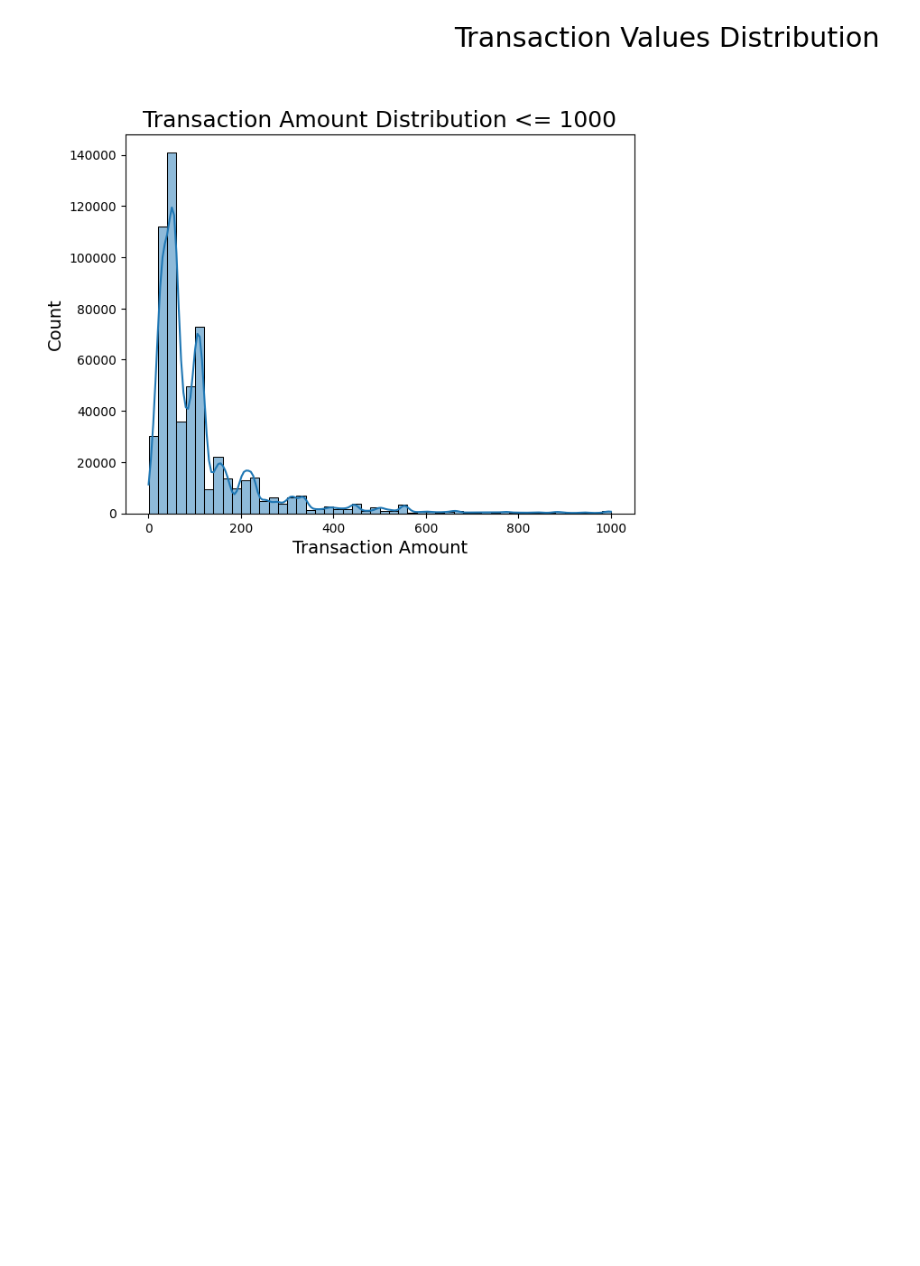
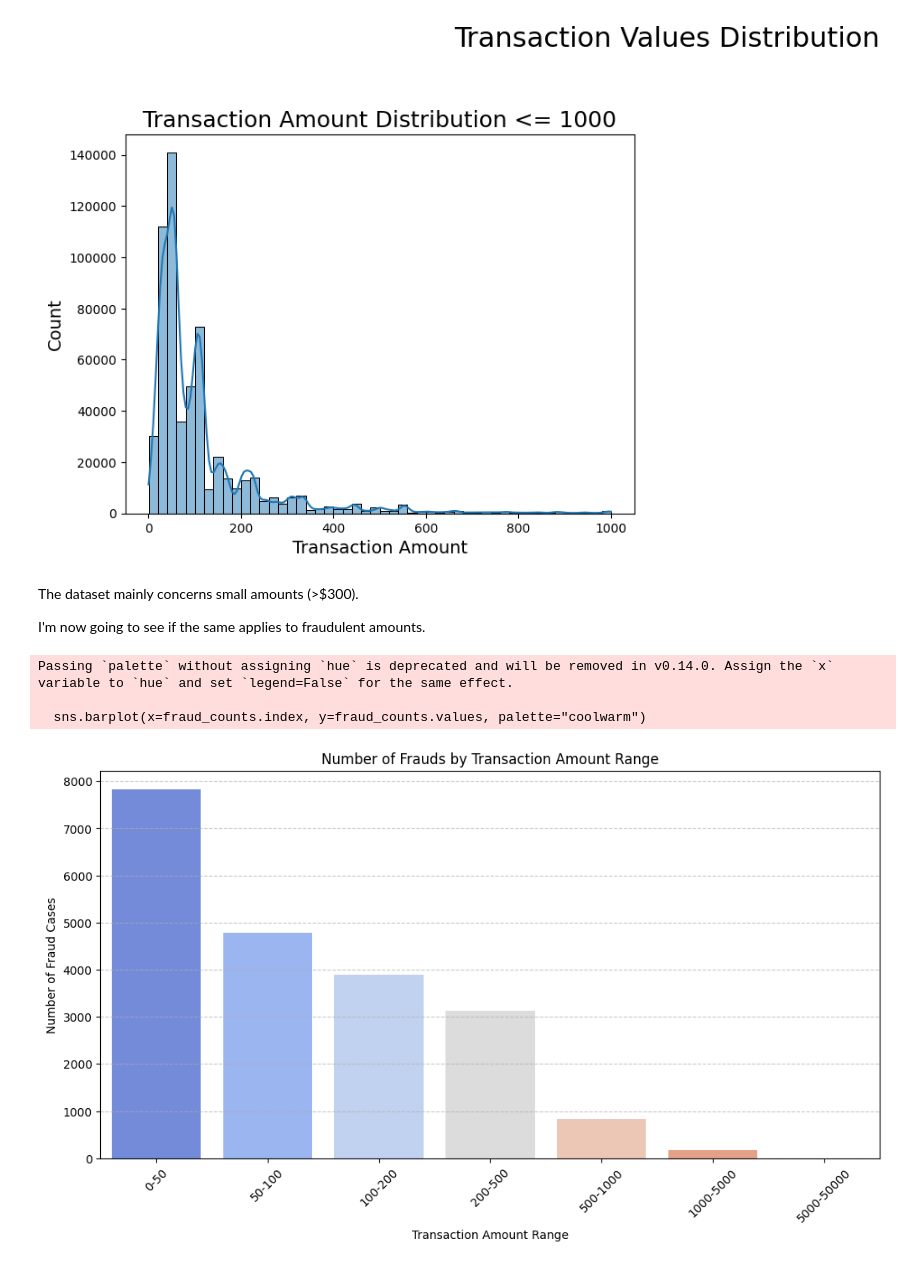
Before and after one commit to BYRic-F/E-commerce-Fraud-detection, a Jupyter notebook: Vesta E-commerce_Fraud_detection.ipynb, the cells around one changed output. Saved outputs shown, nothing was run; the diff lists cells and outputs as text; code cells hidden in the pictures; blank space fills up the shorter version.

```diff
--- a/Vesta E-commerce_Fraud_detection.ipynb
+++ b/Vesta E-commerce_Fraud_detection.ipynb
@@ -250,3 +250,33 @@ g.set_ylabel("Count", fontsize=14)
 plt.show()
 # %% [output]
 [figure]
+# %% [markdown]
+The dataset mainly concerns small amounts (>$300).
+
+I'm now going to see if the same applies to fraudulent amounts.
+# %%
+# Define larger amount brackets
+bins = [0, 50, 100, 200, 500, 1000, 5000, 50000]
+labels = ["0-50", "50-100", "100-200", "200-500", "500-1000", "1000-5000", "5000-50000"]
+
+# Create a new column with slices
+train["Amount_bins"] = pd.cut(train["TransactionAmt"], bins=bins, labels=labels, include_lowest=True)
+
+# Count the number of frauds in each bins
+fraud_counts = train[train["isFraud"] == 1]["Amount_bins"].value_counts().sort_index()
+
+# Trace
+plt.figure(figsize=(12, 6))
+sns.barplot(x=fraud_counts.index, y=fraud_counts.values, palette="coolwarm")
+plt.xlabel("Transaction Amount Range")
+plt.ylabel("Number of Fraud Cases")
+plt.title("Number of Frauds by Transaction Amount Range")
+plt.xticks(rotation=45)  # Rotation pour améliorer la lisibilité
+plt.grid(axis="y", linestyle="--", alpha=0.7)
+
+plt.show()
+# %% [output]
+Passing `palette` without assigning `hue` is deprecated and will be removed in v0.14.0. Assign the `x` variable to `hue` and set `legend=False` for the same effect.
+
+  sns.barplot(x=fraud_counts.index, y=fraud_counts.values, palette="coolwarm")
+[figure, added]
```
Also changed, not shown: parts of 3 cells of this notebook.
